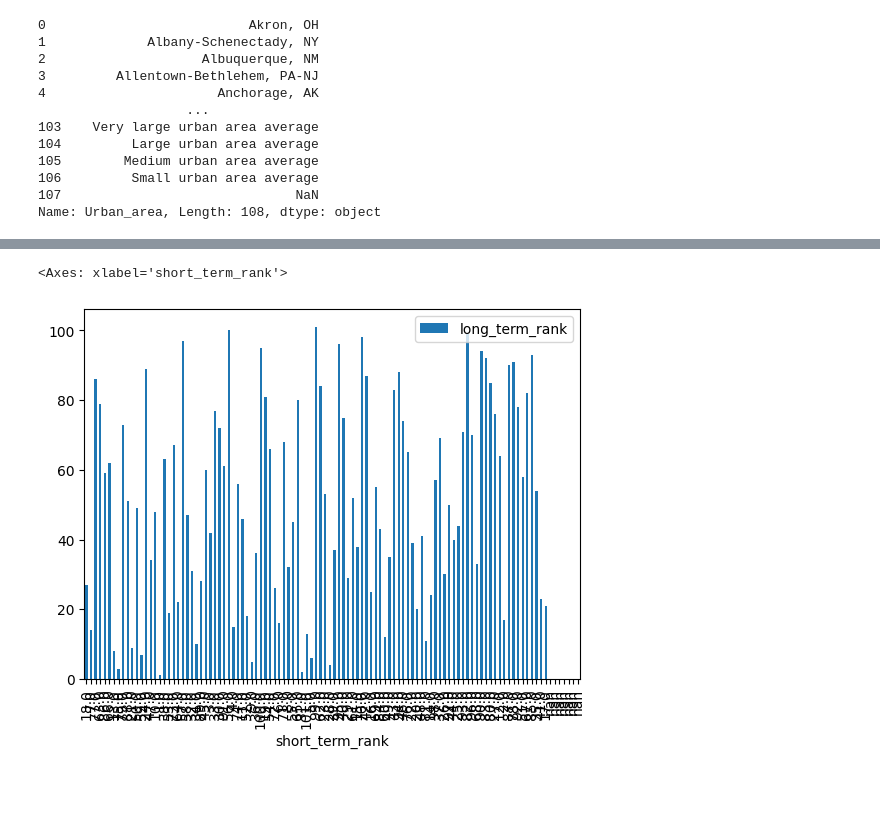
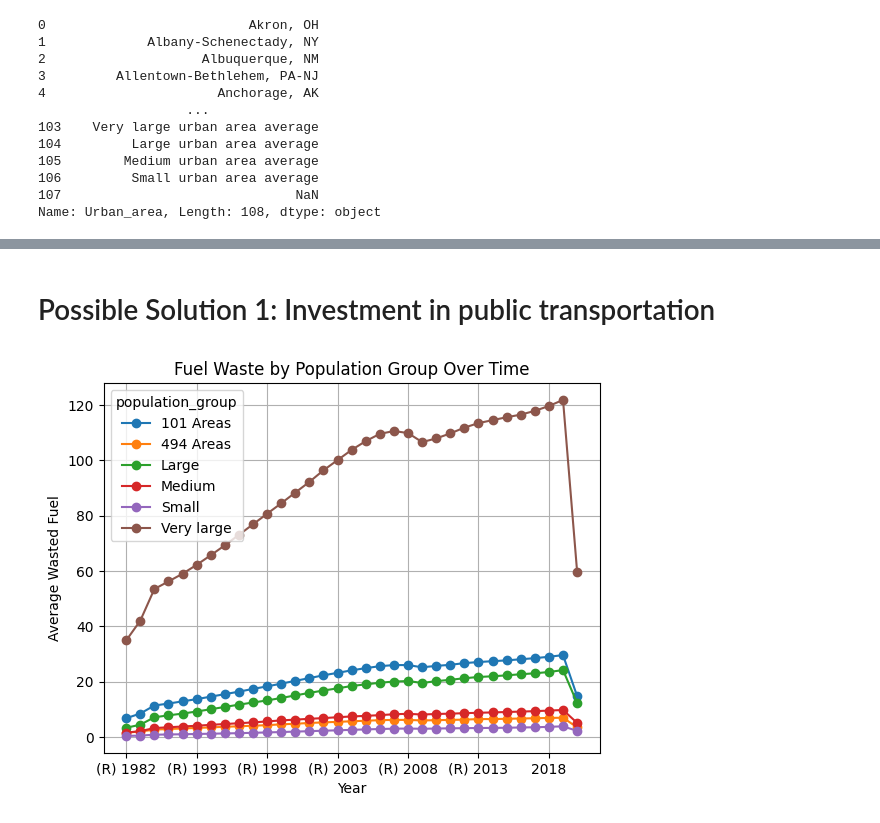
Before and after one commit to jess11233/ITCS3162, a Jupyter notebook: projectOneVisual.ipynb, the cells around one changed output, grey strips where cells are left out. Saved outputs shown, nothing was run; the diff lists cells and outputs as text; code cells hidden in the pictures; blank space fills up the shorter version.

```diff
--- a/projectOneVisual.ipynb
+++ b/projectOneVisual.ipynb
@@ -123,5 +158,11 @@ table.plot(x='short_term_rank', y='2020', kind='scatter')
-# %%
-table.plot(x = 'short_term_rank', y = 'long_term_rank',kind = 'bar')
-# %% [output]
-<Axes: xlabel='short_term_rank'>
-[figure, removed]
+# %% [markdown]
+# Possible Solution 1: Investment in public transportation
+# %%
+table_grouped.plot(marker="o")
+plt.title("Fuel Waste by Population Group Over Time")
+plt.xlabel("Year")
+plt.ylabel("Average Wasted Fuel")
+plt.grid(True)
+plt.show()
+# %% [output]
+[figure, added]
```
Also changed, not shown: parts of 24 cells of this notebook.
